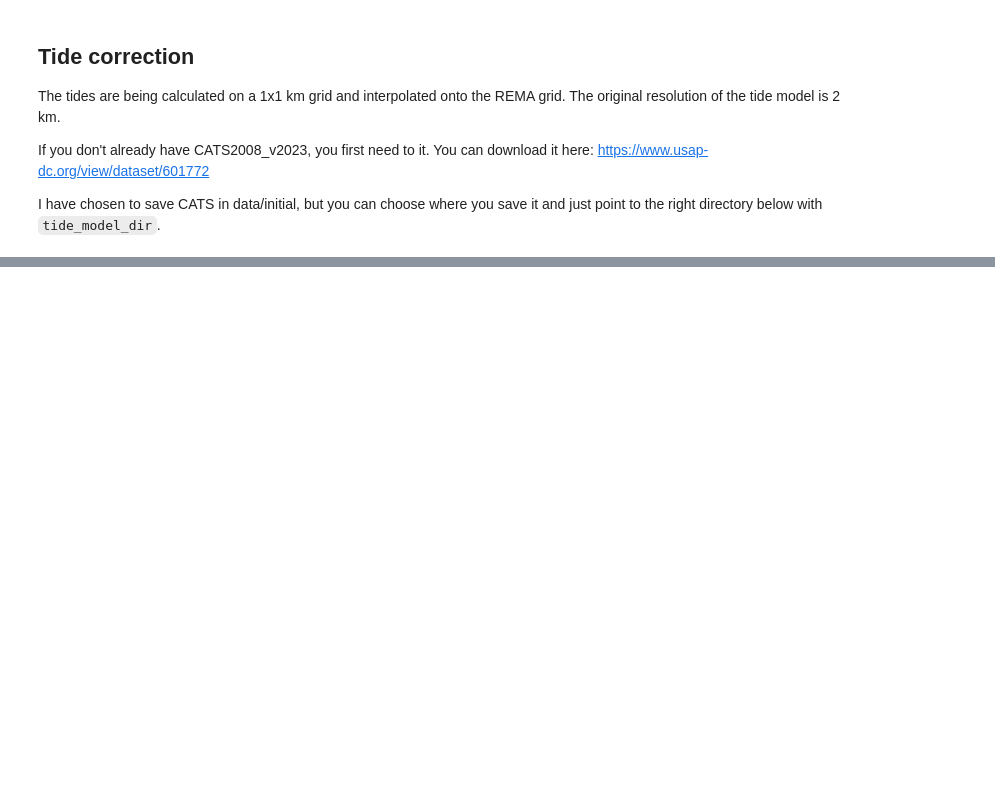
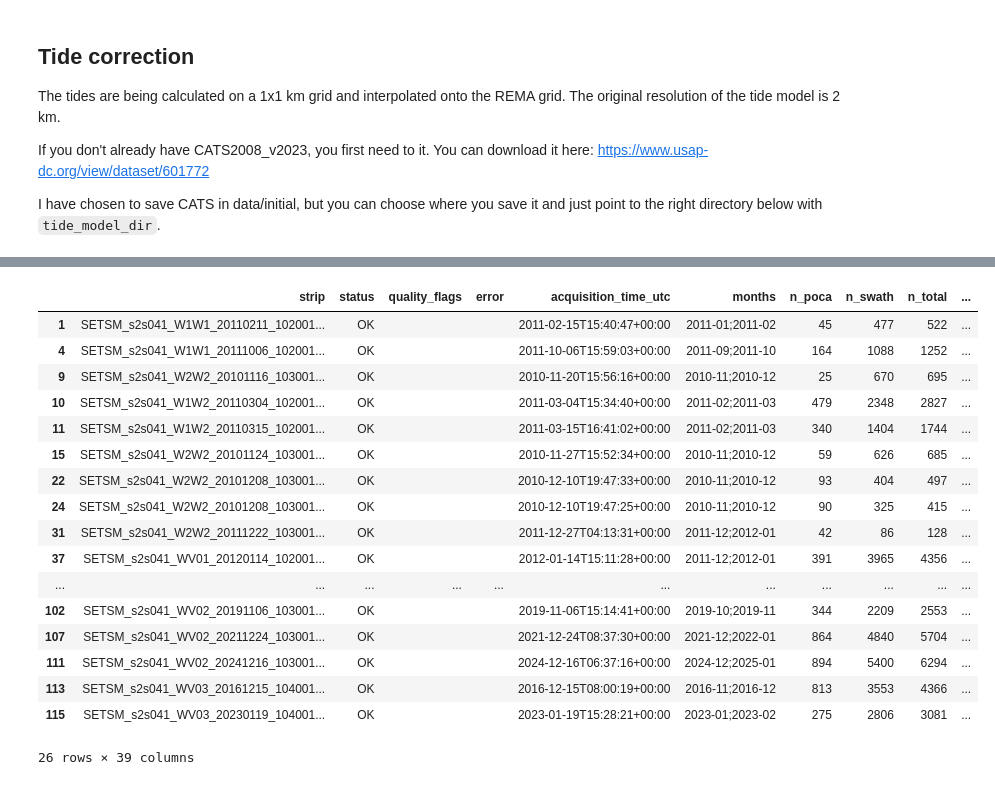
Before and after one commit to aszinck/REMA-strips-correction, a Jupyter notebook: data-preprocessing.ipynb, the cells around one changed output, grey strips where cells are left out. Cells and saved outputs as stored; diff of their text form; code cells hidden in the pictures; blank space fills up the shorter version.

Commit message:
Integrate REMA co-registration into preprocessing tools

```diff
--- a/data-preprocessing.ipynb
+++ b/data-preprocessing.ipynb
@@ -3,7 +3,7 @@
 # %%
 project_crs = "EPSG:3031"
 
-projectDir = "/Users/rfk471/Dropbox/REMA-strips-correction"
+projectDir = "/Users/b513882/Library/CloudStorage/Dropbox/REMA-strips-correction"
 
 # This is just a name that you give your region
 # This will be used when saving files and creating folders
@@ -92,0 +124,17 @@ ptools.tide_correction(
+# %%
+qc = ptools.coregistration(
+    region_id=region_id,
+    projectDir=projectDir,
+    cores=3,
+    qc_resolution_m=2000,
+    poca_total_weight=5.0,
+    swath_total_weight=1.0,
+    second_pass_threshold_m=15.0,
+    min_points_for_plane=10,
+    min_poca=10,
+    min_swath=20,
+    min_footprint_coverage=0.20,
+    min_covered_quadrants=3,
+    max_rmse_m=10.0,
+    overwrite=True,
+)
@@ -92,0 +185,21 @@ ptools.tide_correction(
+# %%
+qc[qc['status']=="OK"]
+# %% [output]
+|  | strip | status | quality_flags | error | acquisition_time_utc | months | n_poca | n_swath | n_total | ... |
+| 1 | SETSM_s2s041_W1W1_20110211_102001... | OK |  |  | 2011-02-15T15:40:47+00:00 | 2011-01;2011-02 | 45 | 477 | 522 | ... |
+| 4 | SETSM_s2s041_W1W1_20111006_102001... | OK |  |  | 2011-10-06T15:59:03+00:00 | 2011-09;2011-10 | 164 | 1088 | 1252 | ... |
+| 9 | SETSM_s2s041_W2W2_20101116_103001... | OK |  |  | 2010-11-20T15:56:16+00:00 | 2010-11;2010-12 | 25 | 670 | 695 | ... |
+| 10 | SETSM_s2s041_W1W2_20110304_102001... | OK |  |  | 2011-03-04T15:34:40+00:00 | 2011-02;2011-03 | 479 | 2348 | 2827 | ... |
+| 11 | SETSM_s2s041_W1W2_20110315_102001... | OK |  |  | 2011-03-15T16:41:02+00:00 | 2011-02;2011-03 | 340 | 1404 | 1744 | ... |
+| 15 | SETSM_s2s041_W2W2_20101124_103001... | OK |  |  | 2010-11-27T15:52:34+00:00 | 2010-11;2010-12 | 59 | 626 | 685 | ... |
+| 22 | SETSM_s2s041_W2W2_20101208_103001... | OK |  |  | 2010-12-10T19:47:33+00:00 | 2010-11;2010-12 | 93 | 404 | 497 | ... |
+| 24 | SETSM_s2s041_W2W2_20101208_103001... | OK |  |  | 2010-12-10T19:47:25+00:00 | 2010-11;2010-12 | 90 | 325 | 415 | ... |
+| 31 | SETSM_s2s041_W2W2_20111222_103001... | OK |  |  | 2011-12-27T04:13:31+00:00 | 2011-12;2012-01 | 42 | 86 | 128 | ... |
+| 37 | SETSM_s2s041_WV01_20120114_102001... | OK |  |  | 2012-01-14T15:11:28+00:00 | 2011-12;2012-01 | 391 | 3965 | 4356 | ... |
+| ... | ... | ... | ... | ... | ... | ... | ... | ... | ... | ... |
+| 102 | SETSM_s2s041_WV02_20191106_103001... | OK |  |  | 2019-11-06T15:14:41+00:00 | 2019-10;2019-11 | 344 | 2209 | 2553 | ... |
+| 107 | SETSM_s2s041_WV02_20211224_103001... | OK |  |  | 2021-12-24T08:37:30+00:00 | 2021-12;2022-01 | 864 | 4840 | 5704 | ... |
+| 111 | SETSM_s2s041_WV02_20241216_103001... | OK |  |  | 2024-12-16T06:37:16+00:00 | 2024-12;2025-01 | 894 | 5400 | 6294 | ... |
+| 113 | SETSM_s2s041_WV03_20161215_104001... | OK |  |  | 2016-12-15T08:00:19+00:00 | 2016-11;2016-12 | 813 | 3553 | 4366 | ... |
+| 115 | SETSM_s2s041_WV03_20230119_104001... | OK |  |  | 2023-01-19T15:28:21+00:00 | 2023-01;2023-02 | 275 | 2806 | 3081 | ... |
+26 rows × 39 columns
```
Also changed, not shown: parts of 5 cells of this notebook, 3 other files.
